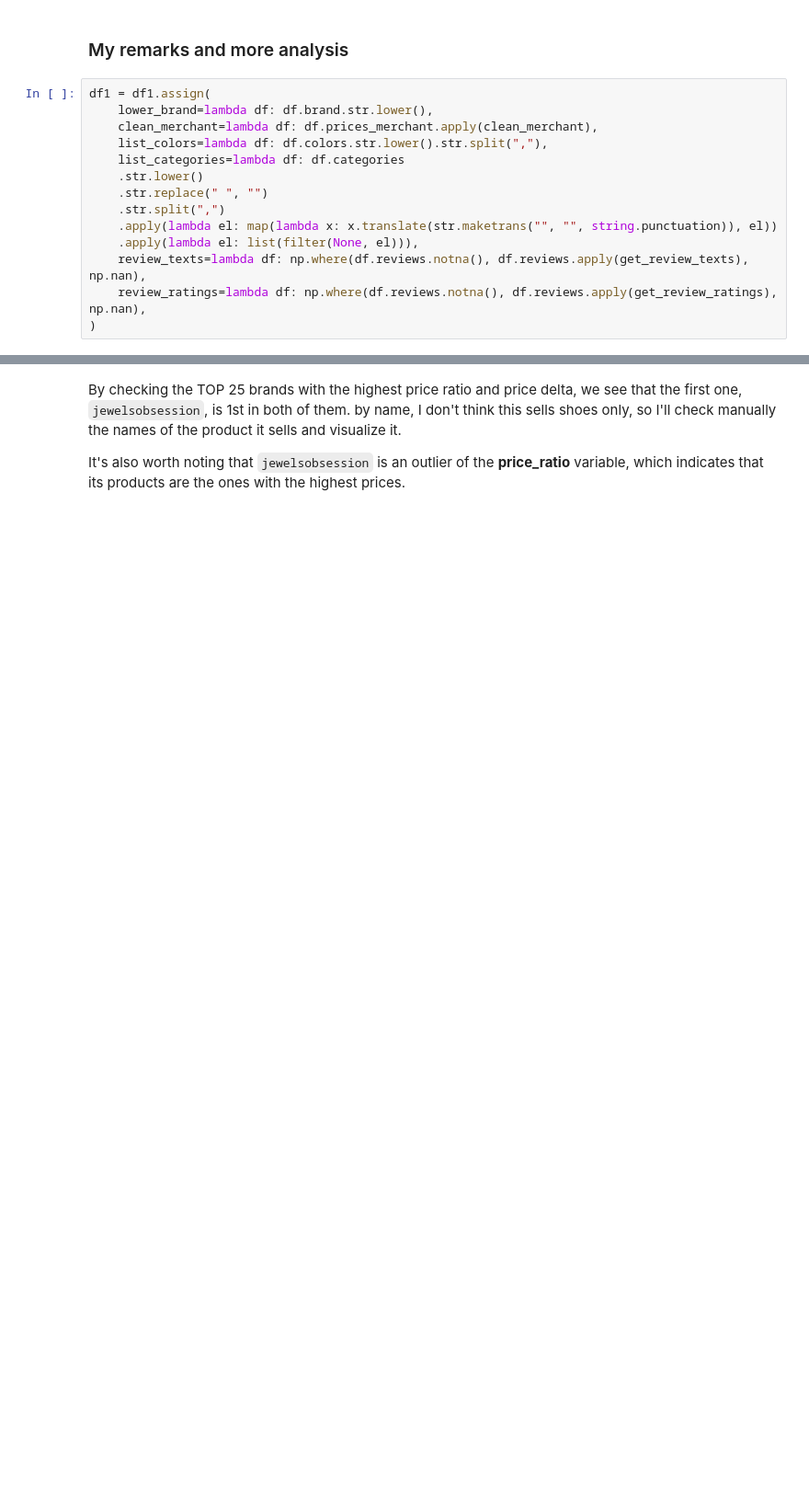
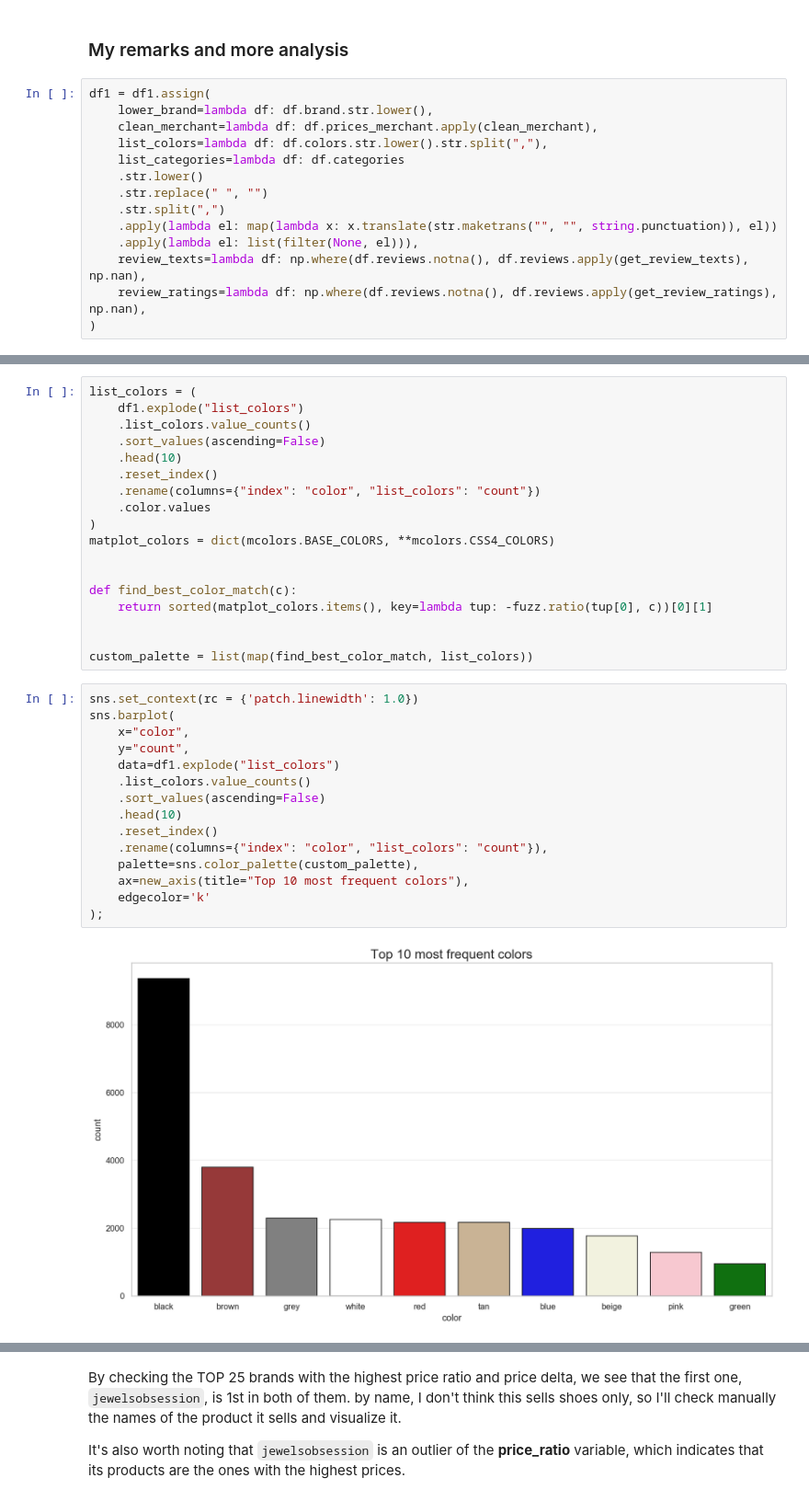
Before and after one commit to robotenique/EDA-shoes-data, a Jupyter notebook: DataScienceEP1_juliano.ipynb, the cells around one changed output, grey strips where cells are left out. Shown at 92% size. Drawn from its saved outputs; the diff is of its cells as text; blank space fills up the shorter version.

```diff
--- a/DataScienceEP1_juliano.ipynb
+++ b/DataScienceEP1_juliano.ipynb
@@ -246,0 +264,35 @@ df1 = df1.assign(
+# %%
+list_colors = (
+    df1.explode("list_colors")
+    .list_colors.value_counts()
+    .sort_values(ascending=False)
+    .head(10)
+    .reset_index()
+    .rename(columns={"index": "color", "list_colors": "count"})
+    .color.values
+)
+matplot_colors = dict(mcolors.BASE_COLORS, **mcolors.CSS4_COLORS)
+
+
+def find_best_color_match(c):
+    return sorted(matplot_colors.items(), key=lambda tup: -fuzz.ratio(tup[0], c))[0][1]
+
+
+custom_palette = list(map(find_best_color_match, list_colors))
+# %%
+sns.set_context(rc = {'patch.linewidth': 1.0})
+sns.barplot(
+    x="color",
+    y="count",
+    data=df1.explode("list_colors")
+    .list_colors.value_counts()
+    .sort_values(ascending=False)
+    .head(10)
+    .reset_index()
+    .rename(columns={"index": "color", "list_colors": "count"}),
+    palette=sns.color_palette(custom_palette),
+    ax=new_axis(title="Top 10 most frequent colors"),
+    edgecolor='k'
+);
+# %% [output]
+[figure, added]
```
Also changed, not shown: parts of 6 cells of this notebook.
